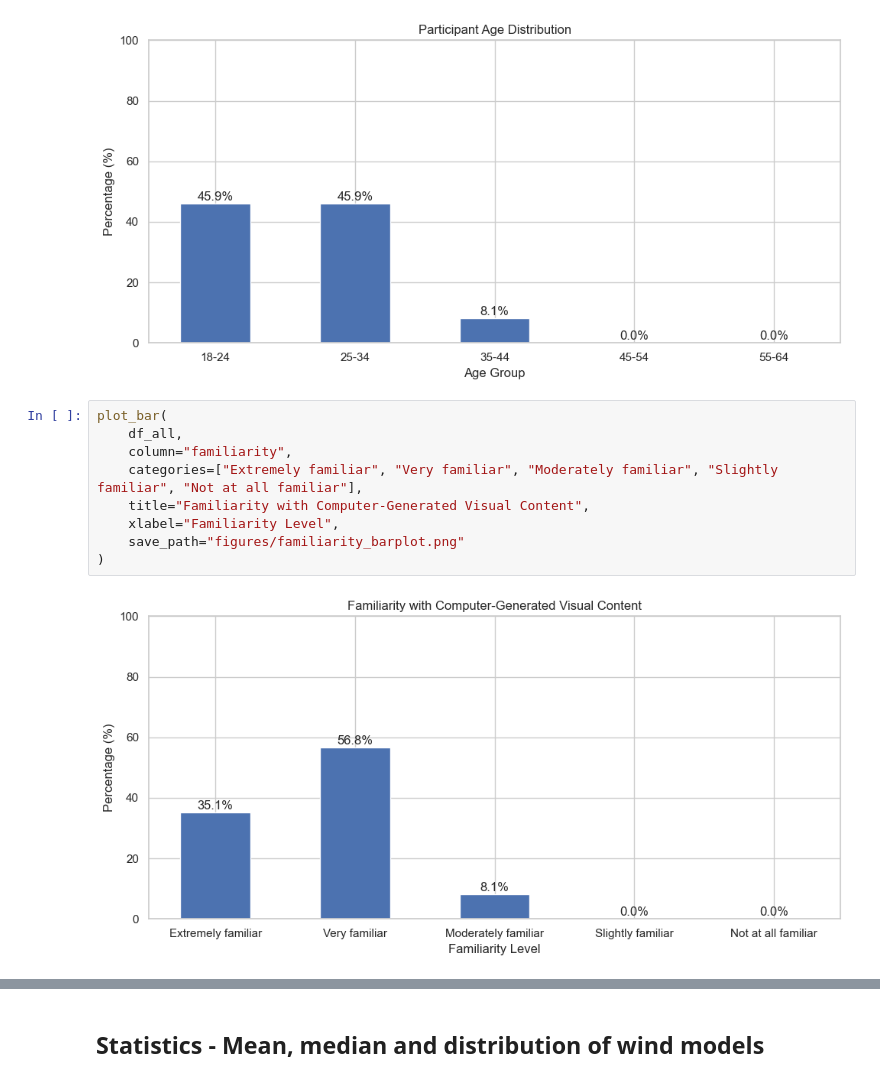
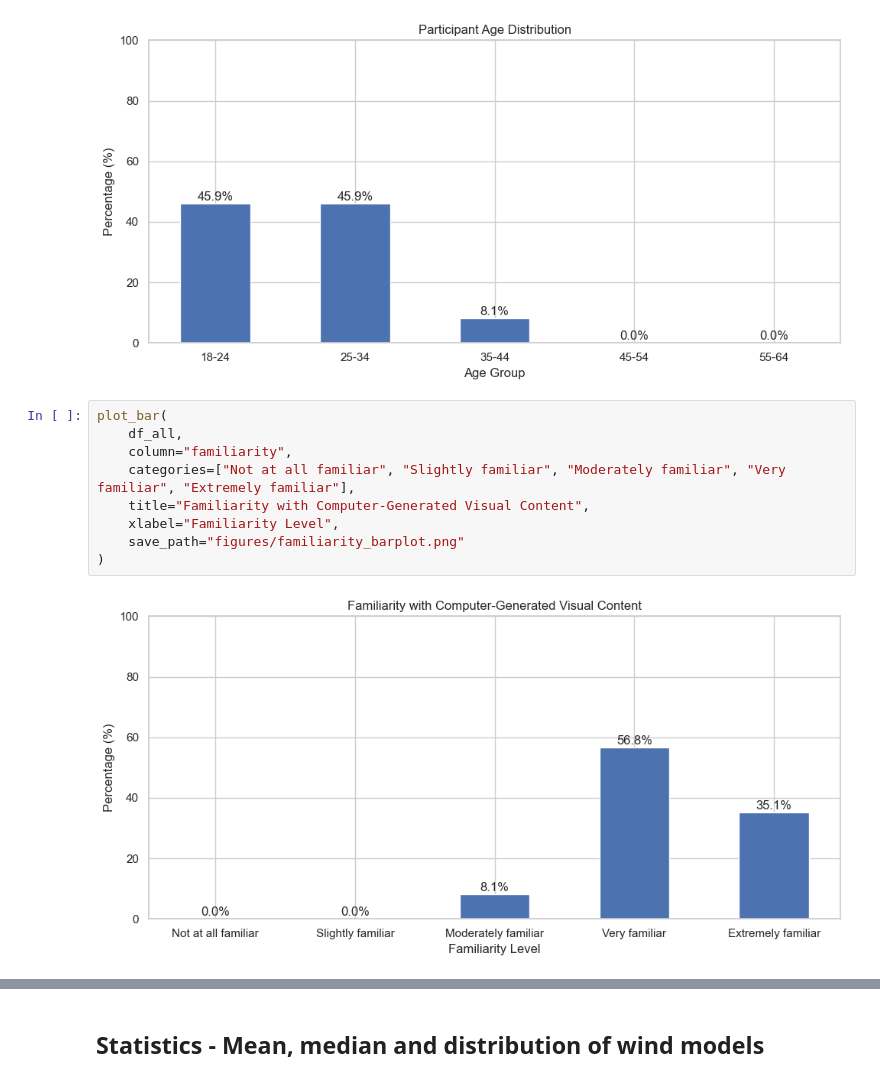
Before and after one commit to fhagerstrom/tree-motion-analysis, a Jupyter notebook: DV1583_fahg19_userStudyAnalysis.ipynb, the cells around one changed output, grey strips where cells are left out. Drawn from its saved outputs; the diff is of its cells as text.

```diff
--- a/DV1583_fahg19_userStudyAnalysis.ipynb
+++ b/DV1583_fahg19_userStudyAnalysis.ipynb
@@ -241,11 +241,11 @@ plot_bar(
 # %%
 plot_bar(
     df_all,
     column="familiarity",
-    categories=["Extremely familiar", "Very familiar", "Moderately familiar", "Slightly familiar", "Not at all familiar"],
+    categories=["Not at all familiar", "Slightly familiar", "Moderately familiar", "Very familiar", "Extremely familiar"],
     title="Familiarity with Computer-Generated Visual Content",
     xlabel="Familiarity Level",
     save_path="figures/familiarity_barplot.png"
 )
 # %% [output]
-[figure, old version]
+[figure, new version]
```
Also changed, not shown: parts of 11 cells of this notebook, 16 other files.
